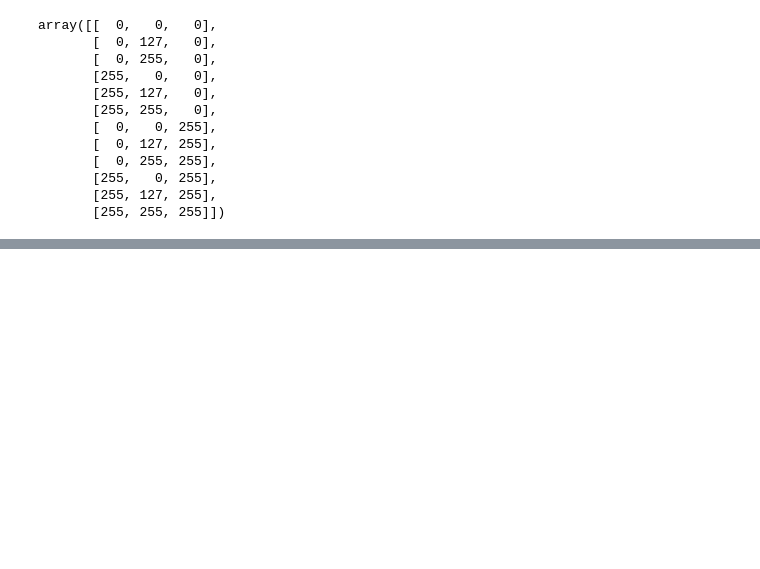
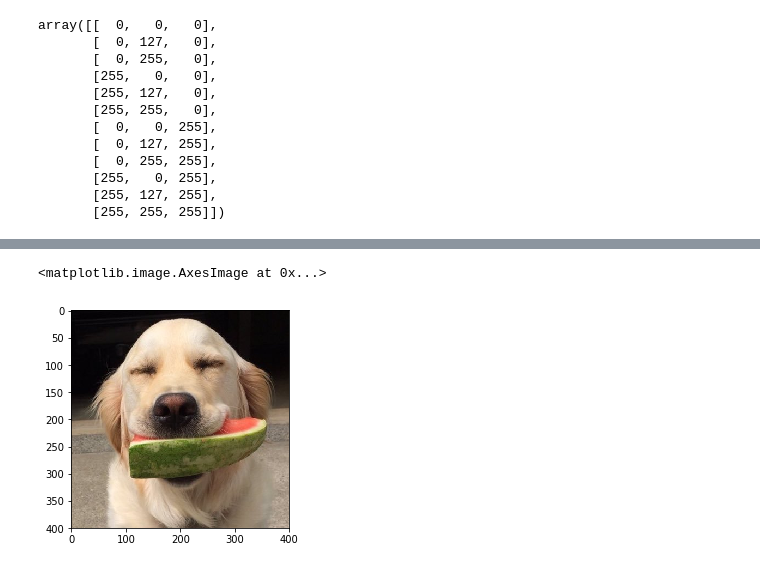
Before and after one commit to abnerfsuniga/image-processing, a Jupyter notebook: trab1-pdi.ipynb, the cells around one changed output, grey strips where cells are left out. Cells and saved outputs as stored; diff of their text form; code cells hidden in the pictures; blank space fills up the shorter version.

```diff
--- a/trab1-pdi.ipynb
+++ b/trab1-pdi.ipynb
@@ -82,0 +118,5 @@ plt.imshow(quant_uniforme(img, cartesian))
+# %%
+plt.imshow(cv2.cvtColor(img, cv2.COLOR_BGR2RGB))
+# %% [output]
+<matplotlib.image.AxesImage at 0x...>
+[figure, added]
```
Also changed, not shown: parts of 7 cells of this notebook, 1 other file.
